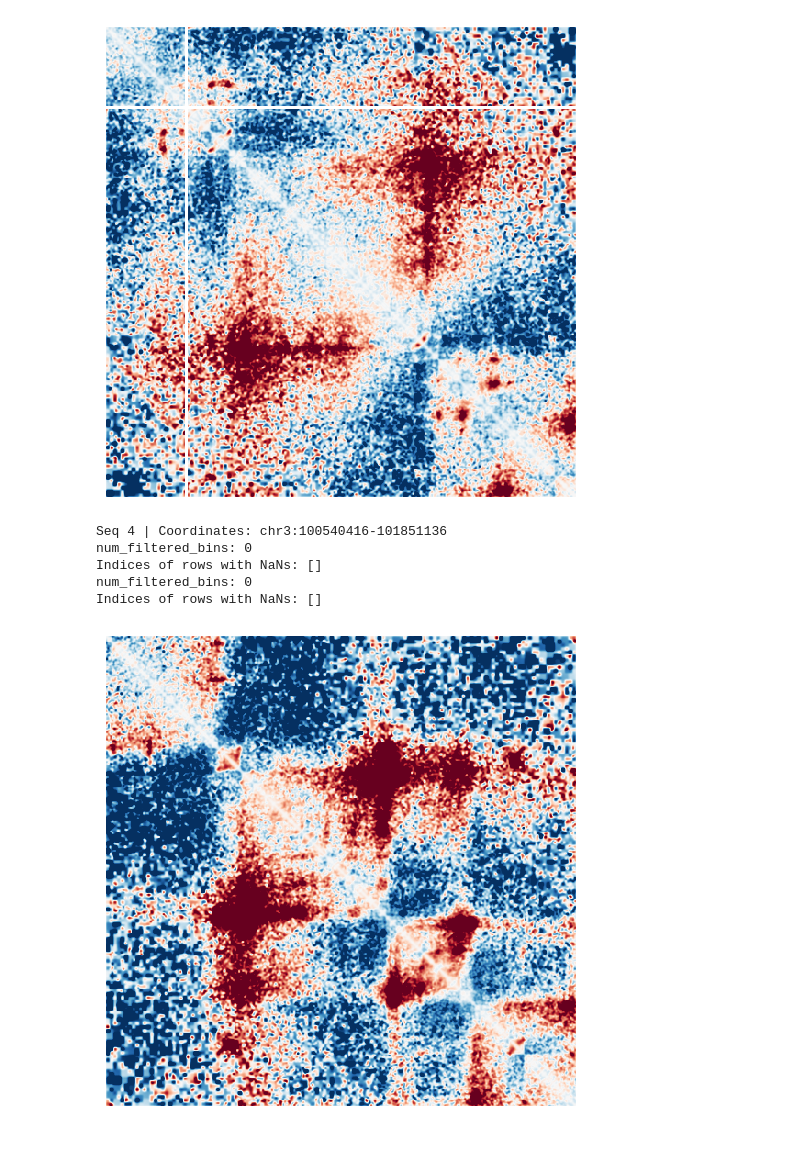
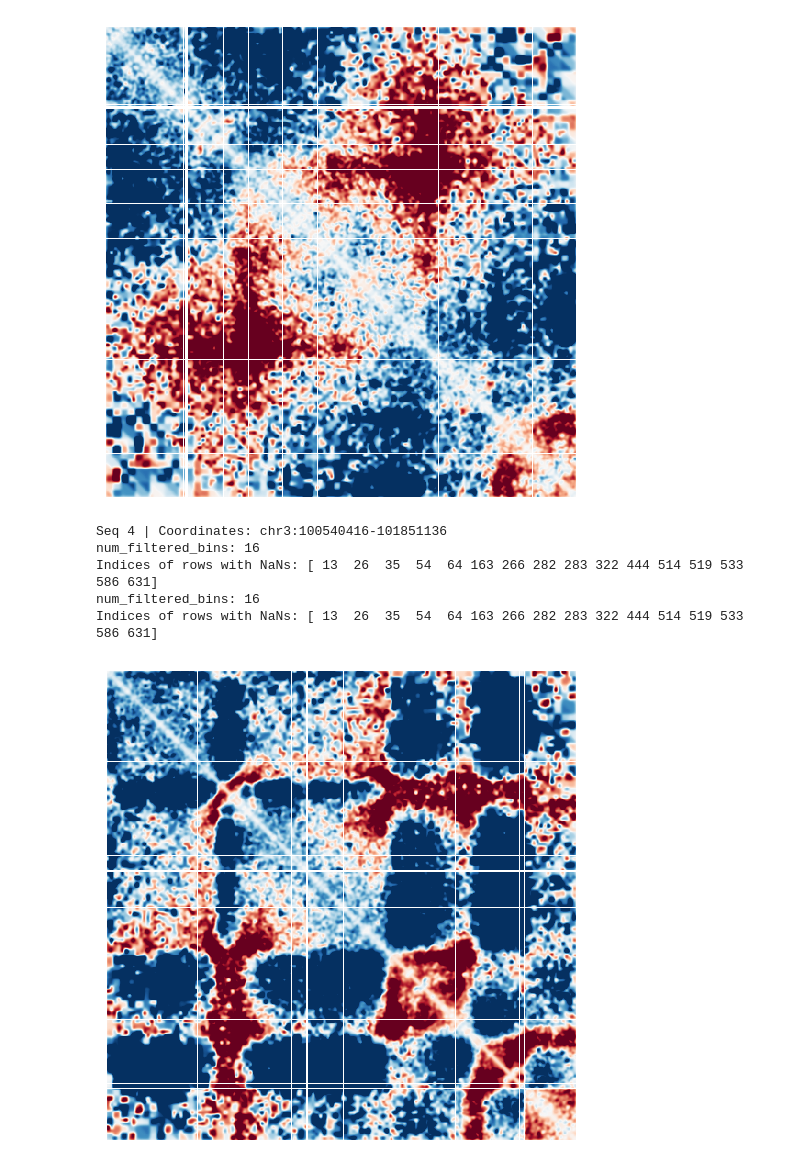
Before and after one commit to PSmaruj/akita_pytorch, a Jupyter notebook: preprocessing_data.ipynb, the cells around one changed output. Drawn from its saved outputs; the diff is of its cells as text; code cells hidden in the pictures.

Commit message:
pipeline of processing pairs to cool, finetuning the models

```diff
--- a/preprocessing_data.ipynb
+++ b/preprocessing_data.ipynb
@@ -79,6 +79,6 @@ expected = pd.read_csv("/project/fudenber_735/GEO/Hsieh2019/4DN/mESC_mm10_4DNFIL
 # %%
 # low_q_df = pd.read_csv("/project/fudenber_735/backup/DNN_HiC/data_mm10/mm10_gaps.bed", sep="\t", names=["chr", "start", "end"])
-low_q_df = pd.read_csv("/project/fudenber_735/backup/DNN_HiC/data_mm10/mm10.blacklist.rep.bed", sep="\t", names=["chr", "start", "end"])
+low_q_df = pd.read_csv("/project2/fudenber_735/backup/DNN_HiC/data_mm10/mm10.blacklist.rep.bed", sep="\t", names=["chr", "start", "end"])
 # %%
 low_q_df
 # %%
@@ -203,31 +203,31 @@ def process_hic_matrix(genome_hic_cool, mseq_str, diagonal_offset=2, padding=32,
                             cutoff=2, max_levels=8)
 
     # local obs/exp
-    # seq_hic_obsexp = observed_over_expected(seq_hic_smoothed, ~seq_hic_nan)[0]
+    seq_hic_obsexp = observed_over_expected(seq_hic_smoothed, ~seq_hic_nan)[0]
 
-    # global obs/exp
-    seq_len_pool = 640
+    # # global obs/exp
+    # seq_len_pool = 640
 
-    # global obs/exp
-    exp_chr = expected[expected["region1"] == chrom][0:seq_len_pool]
-    if len(exp_chr) ==0:
-        raise ValueError('no expected values found for chr:'+chrom)
-    exp_map = np.zeros((seq_len_pool,seq_len_pool))
-    for i in range(seq_len_pool):
-        if i < 2:  # Skip first two diagonals by setting them to NaN
-            set_diag(exp_map, np.nan, i)
-            set_diag(exp_map, np.nan, -i)
-        else:
-            # set_diag(exp_map, exp_chr['balanced.avg'].values[i],i)
-            # set_diag(exp_map, exp_chr['balanced.avg'].values[i],-i)
+    # # global obs/exp
+    # exp_chr = expected[expected["region1"] == chrom][0:seq_len_pool]
+    # if len(exp_chr) ==0:
+    #     raise ValueError('no expected values found for chr:'+chrom)
+    # exp_map = np.zeros((seq_len_pool,seq_len_pool))
+    # for i in range(seq_len_pool):
+    #     if i < 2:  # Skip first two diagonals by setting them to NaN
+    #         set_diag(exp_map, np.nan, i)
+    #         set_diag(exp_map, np.nan, -i)
+    #     else:
+    #         # set_diag(exp_map, exp_chr['balanced.avg'].values[i],i)
+    #         # set_diag(exp_map, exp_chr['balanced.avg'].values[i],-i)
 
-            set_diag(exp_map, exp_chr['balanced.avg.smoothed.agg'].values[i],i)
-            set_diag(exp_map, exp_chr['balanced.avg.smoothed.agg'].values[i],-i)
+    #         set_diag(exp_map, exp_chr['balanced.avg.smoothed.agg'].values[i],i)
+    #         set_diag(exp_map, exp_chr['balanced.avg.smoothed.agg'].values[i],-i)
 
     # seq_hic_obsexp = seq_hic_smoothed / exp_map
 
-    seq_hic_obsexp = np.divide(seq_hic_smoothed, exp_map, where=exp_map != 0)
-    for i in range(-diagonal_offset+1, diagonal_offset): set_diag(seq_hic_obsexp,1.0,i)
+    # seq_hic_obsexp = np.divide(seq_hic_smoothed, exp_map, where=exp_map != 0)
+    # for i in range(-diagonal_offset+1, diagonal_offset): set_diag(seq_hic_obsexp,1.0,i)
 
     log_hic_obsexp = np.log(seq_hic_obsexp)
 
@@ -299,7 +299,8 @@ for i, row in enumerate(df_select_fold[-5:].itertuples(index=False)):
     ohe_sequence = one_hot_encode_sequence(sequence)
     # matrix = process_hic_matrix(genome_hic_cool, mseq_str, diagonal_offset=2, padding=32, sigma=1, width=5)
 
-    matrix = process_hic_matrix(genome_hic_cool, mseq_str, diagonal_offset=2, padding=64, kernel_stddev=1, gaps_df=low_q_df)
+    # changing kernel_stddev to 2
+    matrix = process_hic_matrix(genome_hic_cool, mseq_str, diagonal_offset=2, padding=64, kernel_stddev=1.5, gaps_df=low_q_df)
 
     plot_map(matrix)
 
@@ -336,10 +343,10 @@ Indices of rows with NaNs: [150 151 152]
-[figure, old version]
+[figure, new version]
 Seq 4 | Coordinates: chr3:100540416-101851136
-num_filtered_bins: 0
-Indices of rows with NaNs: []
-num_filtered_bins: 0
-Indices of rows with NaNs: []
+num_filtered_bins: 16
+Indices of rows with NaNs: [ 13  26  35  54  64 163 266 282 283 322 444 514 519 533 586 631]
+num_filtered_bins: 16
+Indices of rows with NaNs: [ 13  26  35  54  64 163 266 282 283 322 444 514 519 533 586 631]
-[figure, old version]
+[figure, new version]
 # %%
 import re
 
```
Also changed, not shown: parts of 3 cells of this notebook, 15 other files.
